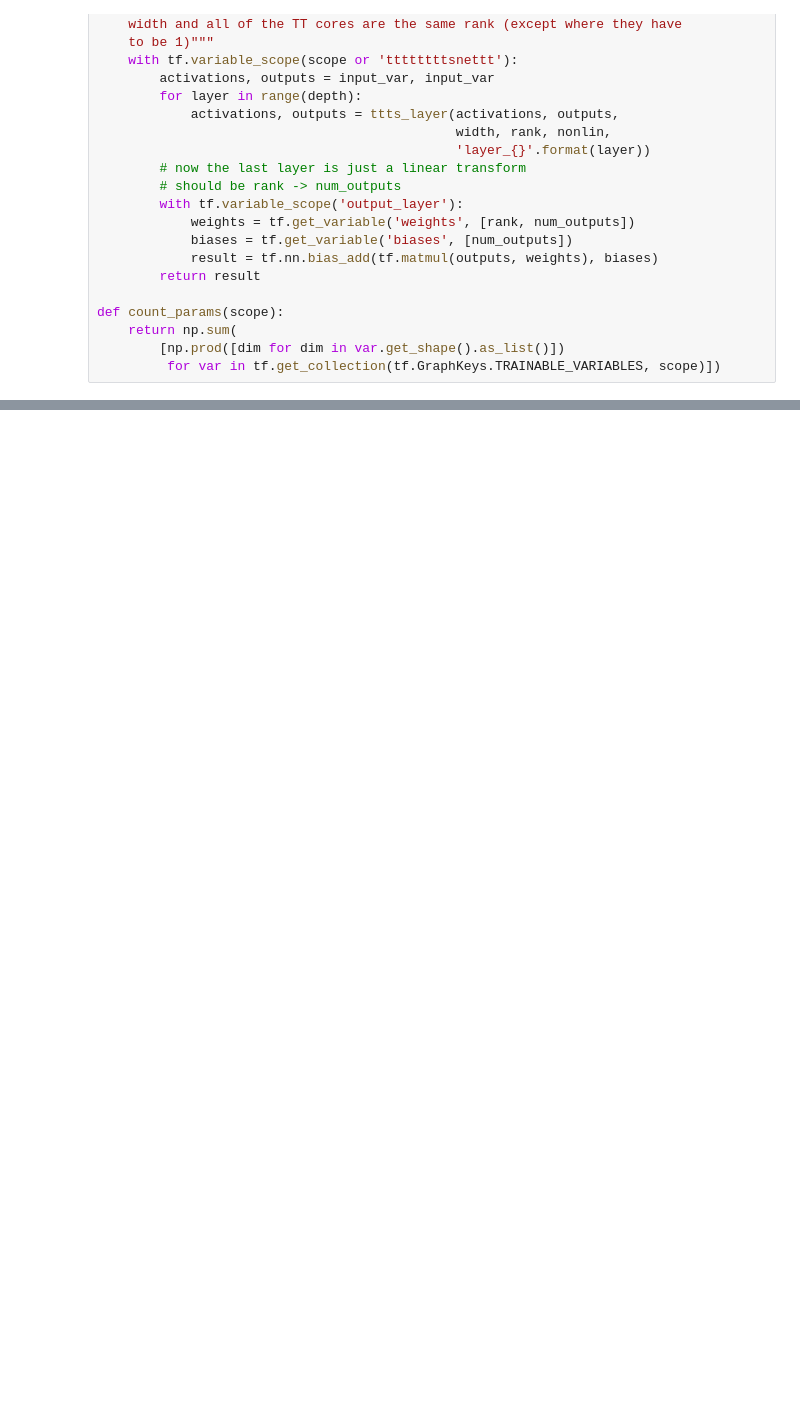
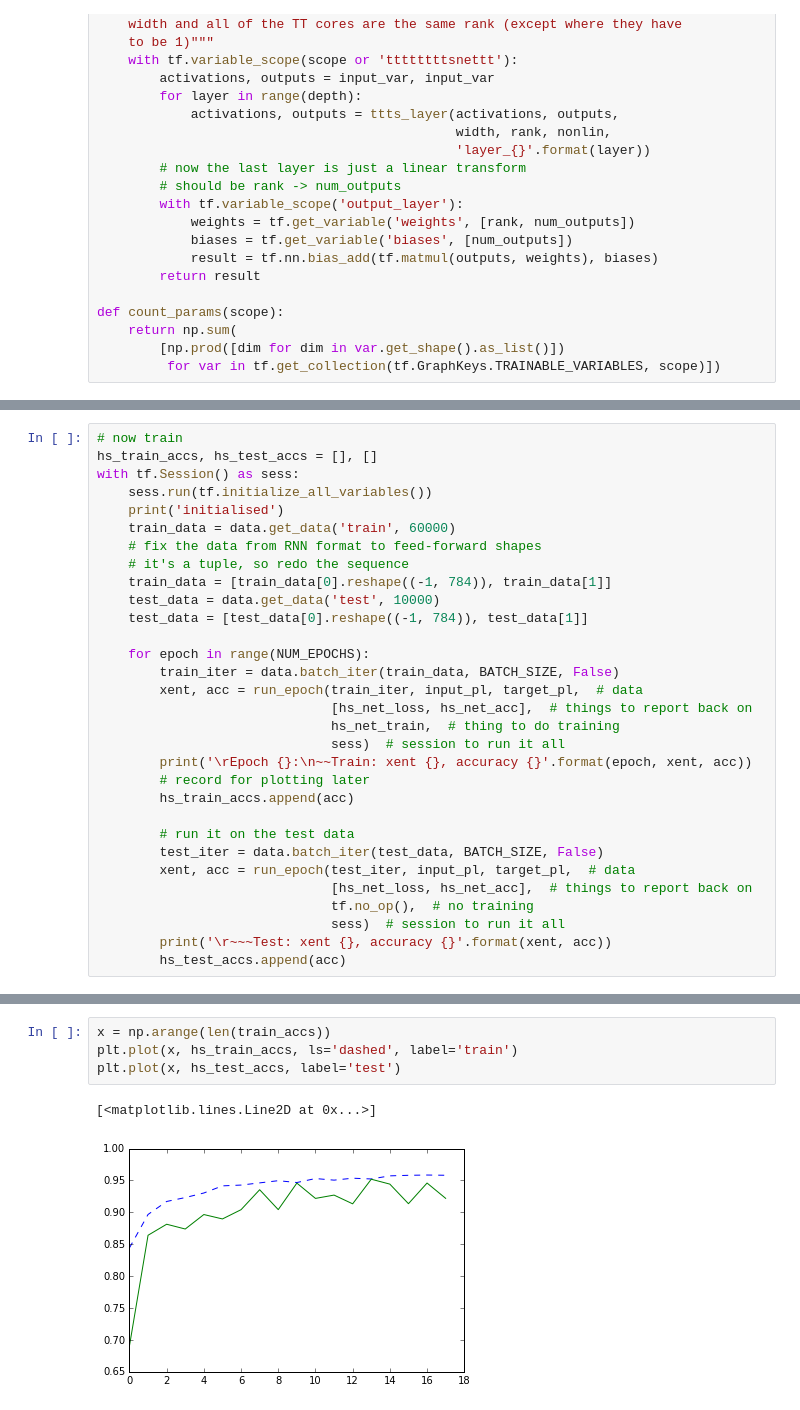
Before and after one commit to PFCM/odds-and-ends, a Jupyter notebook: switching tensor train.ipynb, the cells around one changed output, grey strips where cells are left out. Cells and saved outputs as stored; diff of their text form; blank space fills up the shorter version.

Commit message:
training

```diff
--- a/switching tensor train.ipynb
+++ b/switching tensor train.ipynb
@@ -239,0 +279,31 @@ hard sigmoid: 84640 parameters
+# %%
+# now train
+hs_train_accs, hs_test_accs = [], []
+with tf.Session() as sess:
+    sess.run(tf.initialize_all_variables())
+    print('initialised')
+    train_data = data.get_data('train', 60000)
+    # fix the data from RNN format to feed-forward shapes
+    # it's a tuple, so redo the sequence
+    train_data = [train_data[0].reshape((-1, 784)), train_data[1]]
+    test_data = data.get_data('test', 10000)
+    test_data = [test_data[0].reshape((-1, 784)), test_data[1]]
+
+    for epoch in range(NUM_EPOCHS):
+        train_iter = data.batch_iter(train_data, BATCH_SIZE, False)
+        xent, acc = run_epoch(train_iter, input_pl, target_pl,  # data
+                              [hs_net_loss, hs_net_acc],  # things to report back on
+                              hs_net_train,  # thing to do training
+                              sess)  # session to run it all
+        print('\rEpoch {}:\n~~Train: xent {}, accuracy {}'.format(epoch, xent, acc))
+        # record for plotting later
+        hs_train_accs.append(acc)
+
+        # run it on the test data
+        test_iter = data.batch_iter(test_data, BATCH_SIZE, False)
+        xent, acc = run_epoch(test_iter, input_pl, target_pl,  # data
+                              [hs_net_loss, hs_net_acc],  # things to report back on
+                              tf.no_op(),  # no training
+                              sess)  # session to run it all
+        print('\r~~~Test: xent {}, accuracy {}'.format(xent, acc))
+        hs_test_accs.append(acc)
@@ -239,0 +329,7 @@ hard sigmoid: 84640 parameters
+# %%
+x = np.arange(len(train_accs))
+plt.plot(x, hs_train_accs, ls='dashed', label='train')
+plt.plot(x, hs_test_accs, label='test')
+# %% [output]
+[<matplotlib.lines.Line2D at 0x...>]
+[figure, added]
```
Also changed, not shown: parts of 9 cells of this notebook.
